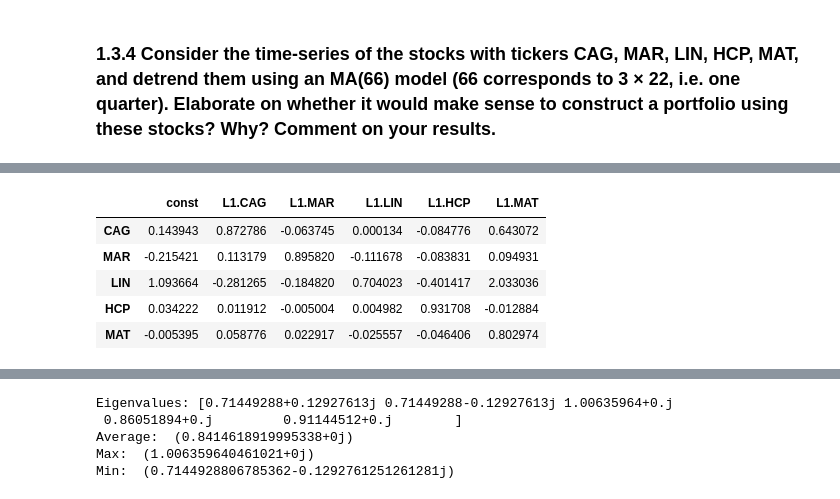
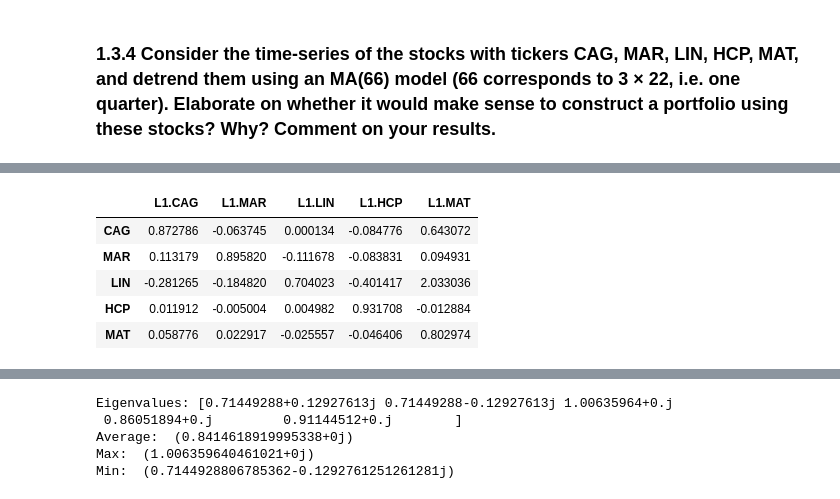
Before and after one commit to Darrekt/SPMLF-CW, a Jupyter notebook: main.ipynb, the cells around one changed output, grey strips where cells are left out. Saved outputs shown, nothing was run; the diff lists cells and outputs as text; code cells hidden in the pictures.

```diff
--- a/main.ipynb
+++ b/main.ipynb
@@ -379,12 +378,12 @@ stocks_detrended.plot(grid=True, title='De-trended Stocks Prices', ax=axes[1])
 # %%
 # Now, fit a VAR(1) model to these time-series and compute the eigenvalues of the regression matrix A, by:
 model = VAR(stocks_detrended)
 results = model.fit(1)
-results.params.transpose()
+results.params[1:].transpose()
 # %% [output]
-|  | const | L1.CAG | L1.MAR | L1.LIN | L1.HCP | L1.MAT |
-| CAG | 0.143943 | 0.872786 | -0.063745 | 0.000134 | -0.084776 | 0.643072 |
-| MAR | -0.215421 | 0.113179 | 0.895820 | -0.111678 | -0.083831 | 0.094931 |
-| LIN | 1.093664 | -0.281265 | -0.184820 | 0.704023 | -0.401417 | 2.033036 |
-| HCP | 0.034222 | 0.011912 | -0.005004 | 0.004982 | 0.931708 | -0.012884 |
-| MAT | -0.005395 | 0.058776 | 0.022917 | -0.025557 | -0.046406 | 0.802974 |
+|  | L1.CAG | L1.MAR | L1.LIN | L1.HCP | L1.MAT |
+| CAG | 0.872786 | -0.063745 | 0.000134 | -0.084776 | 0.643072 |
+| MAR | 0.113179 | 0.895820 | -0.111678 | -0.083831 | 0.094931 |
+| LIN | -0.281265 | -0.184820 | 0.704023 | -0.401417 | 2.033036 |
+| HCP | 0.011912 | -0.005004 | 0.004982 | 0.931708 | -0.012884 |
+| MAT | 0.058776 | 0.022917 | -0.025557 | -0.046406 | 0.802974 |
```
Also changed, not shown: parts of 9 cells of this notebook.
